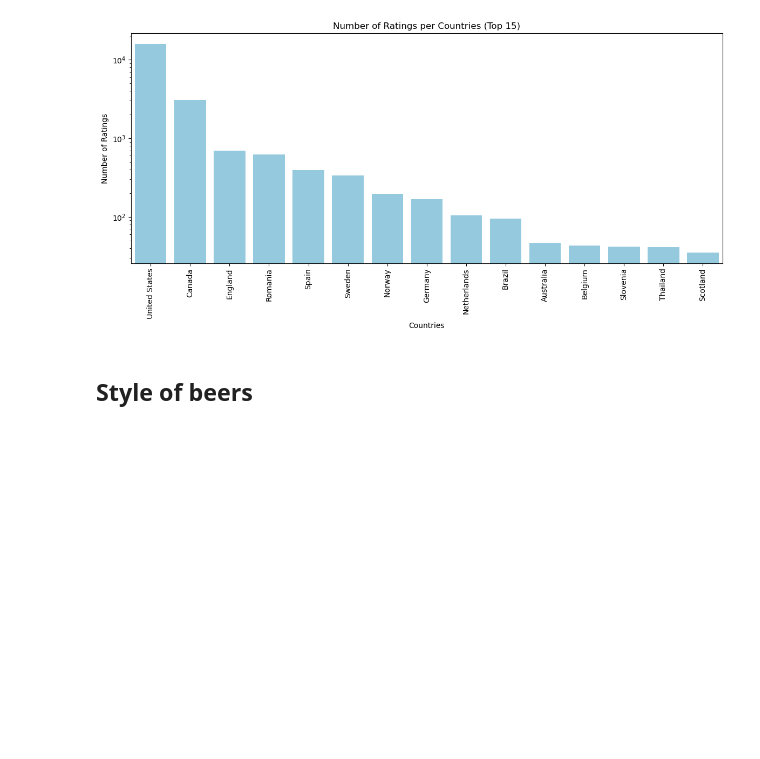
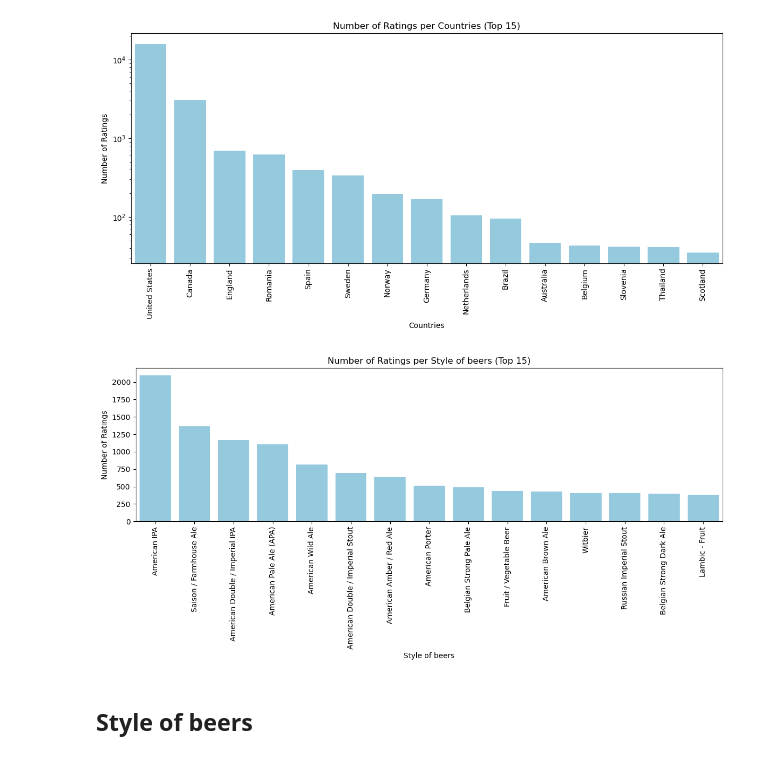
Before and after one commit to epfl-ada/ada-2023-project-dondada, a Jupyter notebook: MilestoneP2.ipynb, the cells around one changed output. Cells and saved outputs as stored; diff of their text form; code cells hidden in the pictures; blank space fills up the shorter version.

Commit message:
J'ai rajouté tout les graphs du dernier commit(merged_data..) + le nb de ratings / styles de bières

```diff
--- a/MilestoneP2.ipynb
+++ b/MilestoneP2.ipynb
@@ -290,6 +290,21 @@ plt.yscale('log')
 plt.show()
 # %% [output]
 [figure]
+# %%
+# Get the top 15 most represented style of beer
+top_15_locations = ratings_mbd_f['style'].value_counts().nlargest(15)
+
+# Create a bar plot to visualize the number of ratings per location
+plt.figure(figsize=(12, 6))
+ax = sns.barplot(x=top_15_locations.index, y=top_15_locations.values, color='skyblue')
+plt.title('Number of Ratings per Style of beers (Top 15)')
+plt.xlabel('Style of beers')
+plt.ylabel('Number of Ratings')
+plt.xticks(rotation=90)
+plt.tight_layout()
+plt.show()
+# %% [output]
+[figure, added]
 # %% [markdown]
 ## Style of beers
 # %%
```
Also changed, not shown: parts of 1 cell of this notebook.
